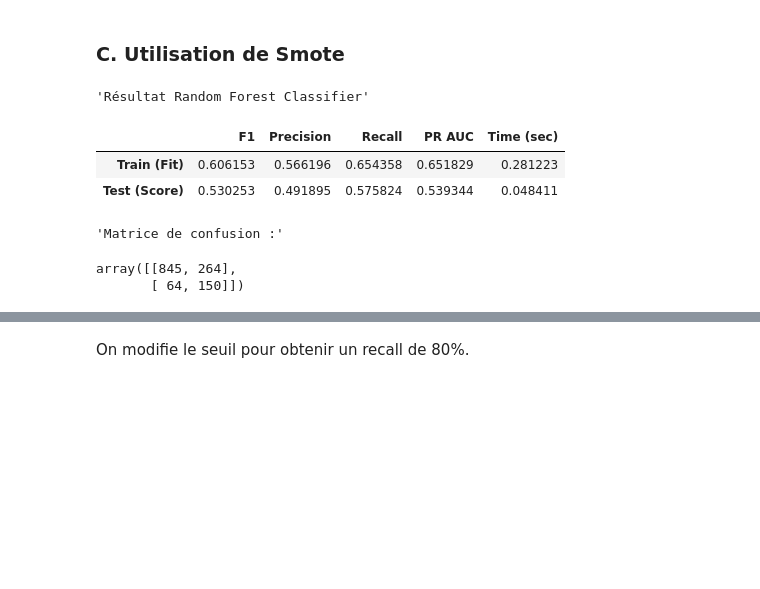
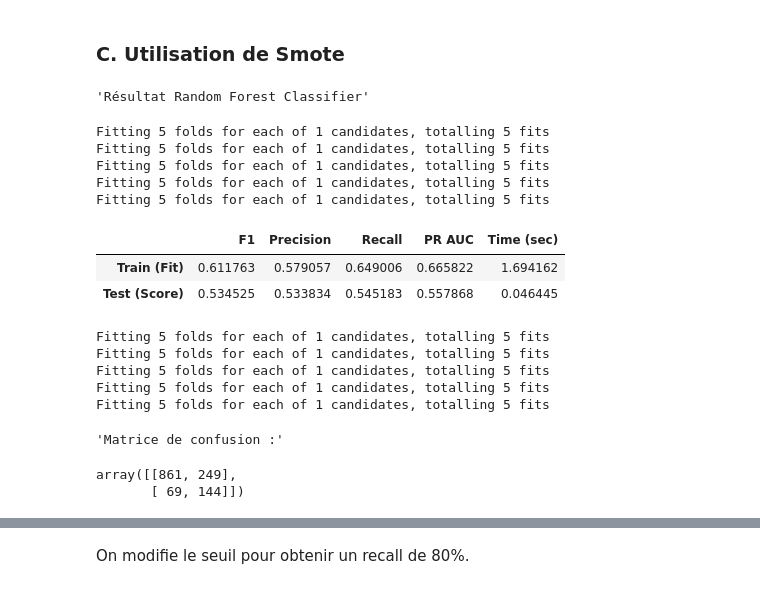
Before and after one commit to alxvnt/Projet4_AI, a Jupyter notebook: notebooks/Modelisation.ipynb, the cells around one changed output, grey strips where cells are left out. Drawn from its saved outputs; the diff is of its cells as text; code cells hidden in the pictures; blank space fills up the shorter version.

```diff
--- a/notebooks/Modelisation.ipynb
+++ b/notebooks/Modelisation.ipynb
@@ -71,11 +74,11 @@ On définit nos métriques d'évaluation :
 - **PR AUC** : aire sous la courbe précision-rappel résumant le compromis entre précision et rappel à différents seuils
 - **Time** : la durée d'entrainement de notre modèle
 # %%
-cv_details = KFold(n_splits=5, shuffle=True, random_state=42)
+CV_DETAILS = StratifiedKFold(n_splits=5, shuffle=True, random_state=42)
 def model_validation(model, X, y, use_smote=False):
 
     # Metriques chiffrées
-    scoring = ["f1", "precision", "recall", "average_precision"]
+    SCORING = ["f1", "precision", "recall", "average_precision"]
 
     steps = []
     if use_smote:
@@ -86,9 +89,10 @@ def model_validation(model, X, y, use_smote=False):
 
     cross_validation_result = cross_validate(
         pipeline,
-        X, y,
-        cv=cv_details,
-        scoring=scoring,
+        X,
+        y,
+        cv=CV_DETAILS,
+        scoring=SCORING,
         return_train_score=True,
         return_estimator=True
         )
@@ -111,8 +115,8 @@ def model_validation(model, X, y, use_smote=False):
 # %%
 # Matrice de confusion
 def confusion_matrice(model, X, y):
-    y_pred = cross_val_predict(model, X, y, cv=cv_details)
-    cm = confusion_matrix(y_train, y_pred)
+    y_pred = cross_val_predict(model, X, y, cv=CV_DETAILS)
+    cm = confusion_matrix(y, y_pred)
     display("Matrice de confusion :", cm)
 # %% [markdown]
 #### C. GridsearchCv / Optimisation de modèle
@@ -137,7 +141,7 @@ def optimisation_rfg(X_train, y_train):
         }
     clf = RandomForestClassifier()
 
-    rfg = GridSearchCV(clf, parameters, cv = cv_details, scoring = 'recall', verbose = 1)
+    rfg = GridSearchCV(clf, parameters, cv=CV_DETAILS, scoring='recall', verbose=1)
     rfg.fit(X_train,y_train)
     return rfg
 # %% [markdown]
@@ -303,7 +307,11 @@ X["evolution_carriere"] = X["annees_depuis_la_derniere_promotion"] / (X["annees_
 X["formation_par_an"] = X["nb_formations_suivies"] / (X["annees_dans_l_entreprise"] +1)
 
 X_trainV2, X_testV2, y_trainV2, y_testV2 = train_test_split(
-    X,y, test_size=0.10, random_state=42
+    X,
+    y,
+    test_size=0.10,
+    random_state=42,
+    stratify=y
 )
 # %%
 rfg = optimisation_rfg(X_trainV2, y_trainV2)
@@ -349,26 +357,27 @@ dtype: float64
 # %% [markdown]
 ### C. Utilisation de Smote
 # %%
-clf = RandomForestClassifier(
-    max_depth= 5,
-    max_features= 'sqrt',
-    min_samples_split= 30,
-    min_samples_leaf=50,
-    class_weight= 'balanced',
-    n_estimators=100
-)
-
 display("Résultat Random Forest Classifier")
-model_validation(clf, X_trainV2, y_trainV2, use_smote=True)
-confusion_matrice(clf, X_trainV2, y_trainV2)
+model_validation(rfg, X_trainV2, y_trainV2, use_smote=True)
+confusion_matrice(rfg, X_trainV2, y_trainV2)
 # %% [output]
 'Résultat Random Forest Classifier'
+Fitting 5 folds for each of 1 candidates, totalling 5 fits
+Fitting 5 folds for each of 1 candidates, totalling 5 fits
+Fitting 5 folds for each of 1 candidates, totalling 5 fits
+Fitting 5 folds for each of 1 candidates, totalling 5 fits
+Fitting 5 folds for each of 1 candidates, totalling 5 fits
 |  | F1 | Precision | Recall | PR AUC | Time (sec) |
-| Train (Fit) | 0.606153 | 0.566196 | 0.654358 | 0.651829 | 0.281223 |
-| Test (Score) | 0.530253 | 0.491895 | 0.575824 | 0.539344 | 0.048411 |
+| Train (Fit) | 0.611763 | 0.579057 | 0.649006 | 0.665822 | 1.694162 |
+| Test (Score) | 0.534525 | 0.533834 | 0.545183 | 0.557868 | 0.046445 |
-'Matrice de confusion :'
-array([[845, 264],
-       [ 64, 150]])
+Fitting 5 folds for each of 1 candidates, totalling 5 fits
+Fitting 5 folds for each of 1 candidates, totalling 5 fits
+Fitting 5 folds for each of 1 candidates, totalling 5 fits
+Fitting 5 folds for each of 1 candidates, totalling 5 fits
+Fitting 5 folds for each of 1 candidates, totalling 5 fits
+'Matrice de confusion :'
+array([[861, 249],
+       [ 69, 144]])
 # %%
 smote = SMOTE(random_state=42)
 X_train_smote, y_train_smote = smote.fit_resample(X_trainV2, y_trainV2)
```
Also changed, not shown: parts of 16 cells of this notebook, 3 other files.
